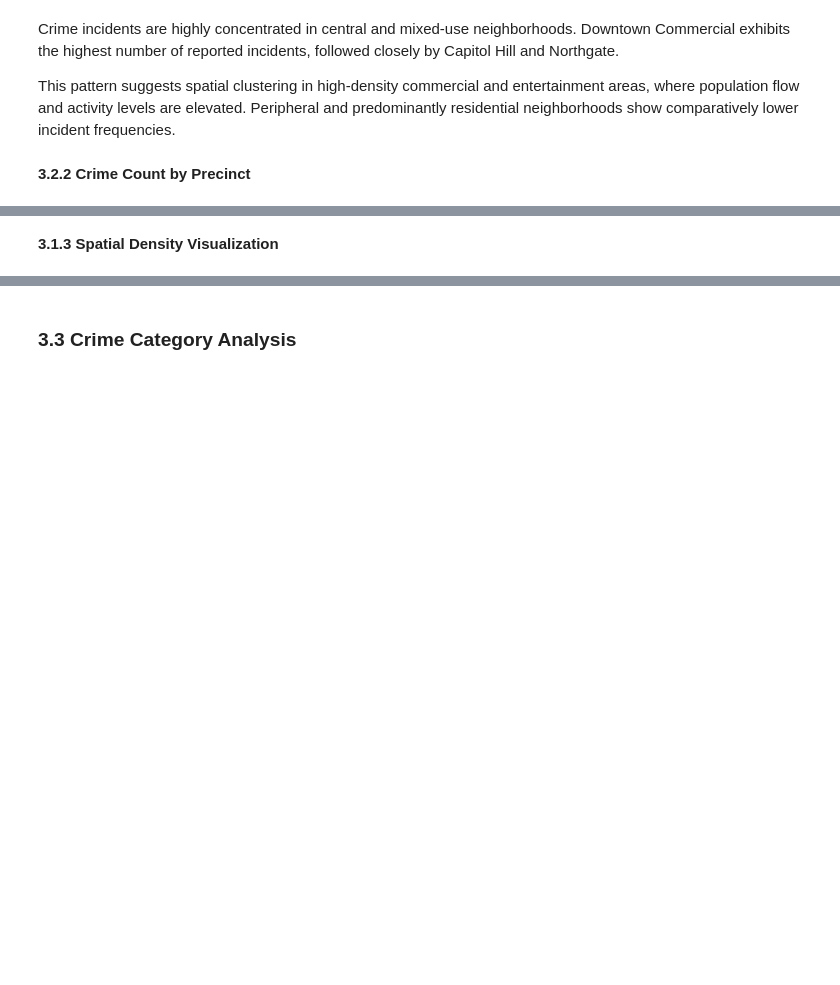
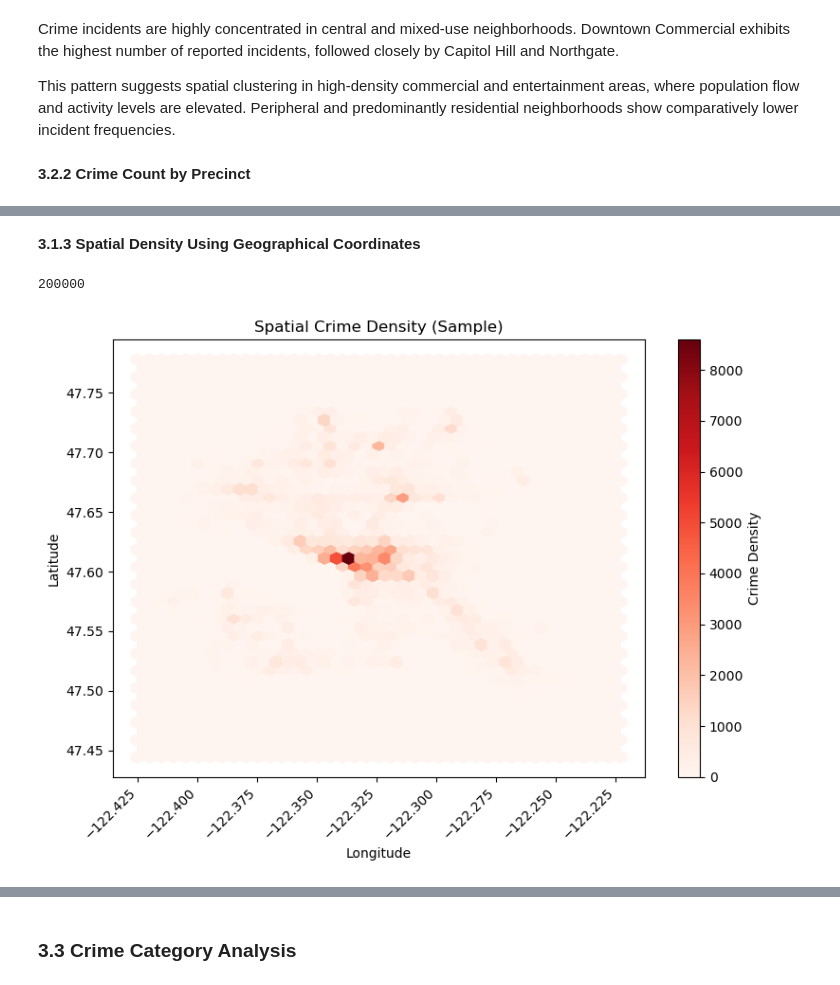
Before and after one commit to iluvcoding123/seattle-crime-clustering, a Jupyter notebook: crime_analysis.ipynb, the cells around one changed output, grey strips where cells are left out. Saved outputs shown, nothing was run; the diff lists cells and outputs as text; code cells hidden in the pictures; blank space fills up the shorter version.

```diff
--- a/crime_analysis.ipynb
+++ b/crime_analysis.ipynb
@@ -359,2 +384,30 @@ Name: count, dtype: int64
 # %% [markdown]
-**3.1.3 Spatial Density Visualization**
+**3.1.3 Spatial Density Using Geographical Coordinates**
+# %%
+# Create a sample of the data for spatial visualization
+sample_size = 200000
+df_sample = df.dropna(subset=["Latitude", "Longitude"]).sample(
+    n=sample_size, random_state=42
+)
+
+len(df_sample)
+# %% [output]
+200000
+# %%
+# Visualize spatial crime density using a hexbin plot
+plt.figure(figsize=(8, 6))
+plt.hexbin(
+    df_sample["Longitude"],
+    df_sample["Latitude"],
+    gridsize=40,
+    cmap="Reds"
+)
+plt.colorbar(label="Crime Density")
+plt.xlabel("Longitude")
+plt.ylabel("Latitude")
+plt.title("Spatial Crime Density (Sample)")
+plt.xticks(rotation=45, ha="right")   # Rotate x-axis labels
+plt.tight_layout()
+plt.show()
+# %% [output]
+[figure, added]
```
Also changed, not shown: parts of 17 cells of this notebook.
